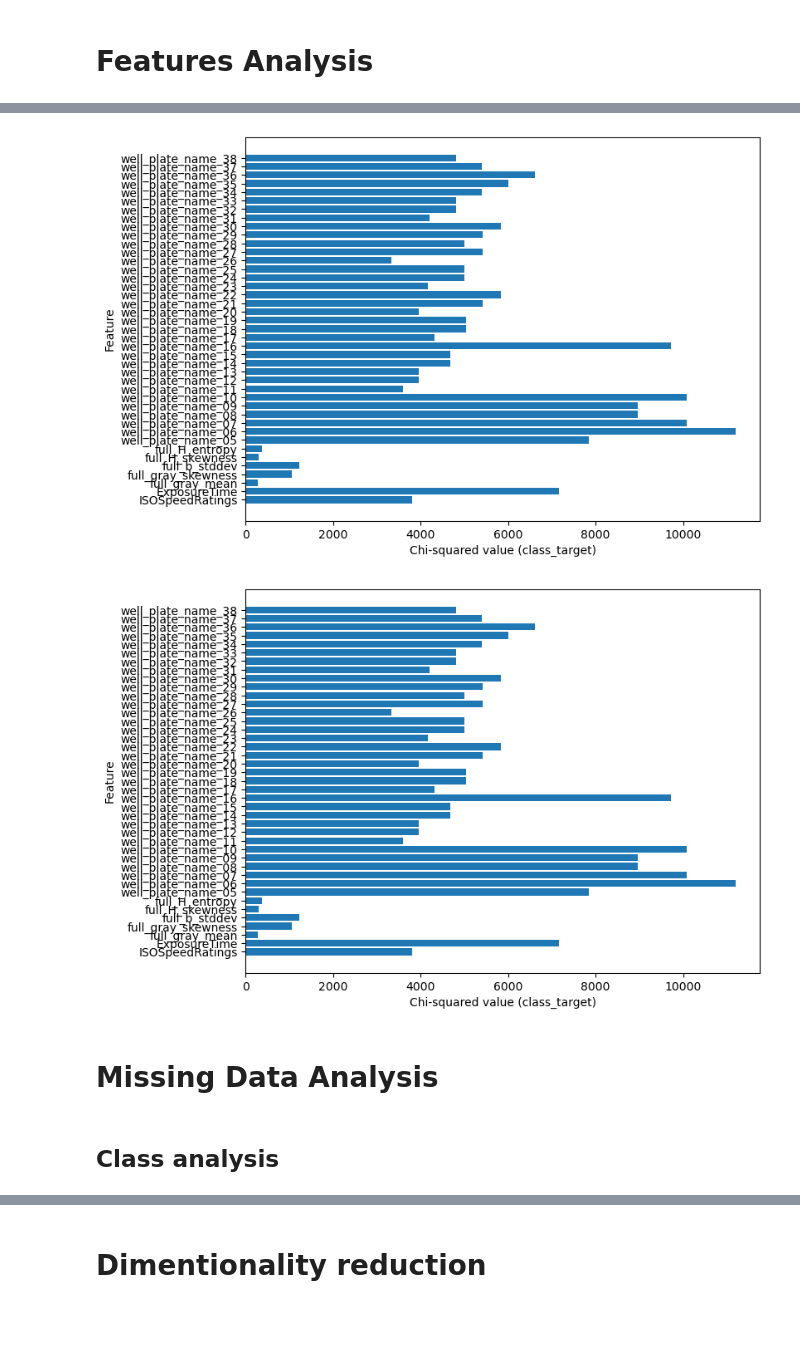
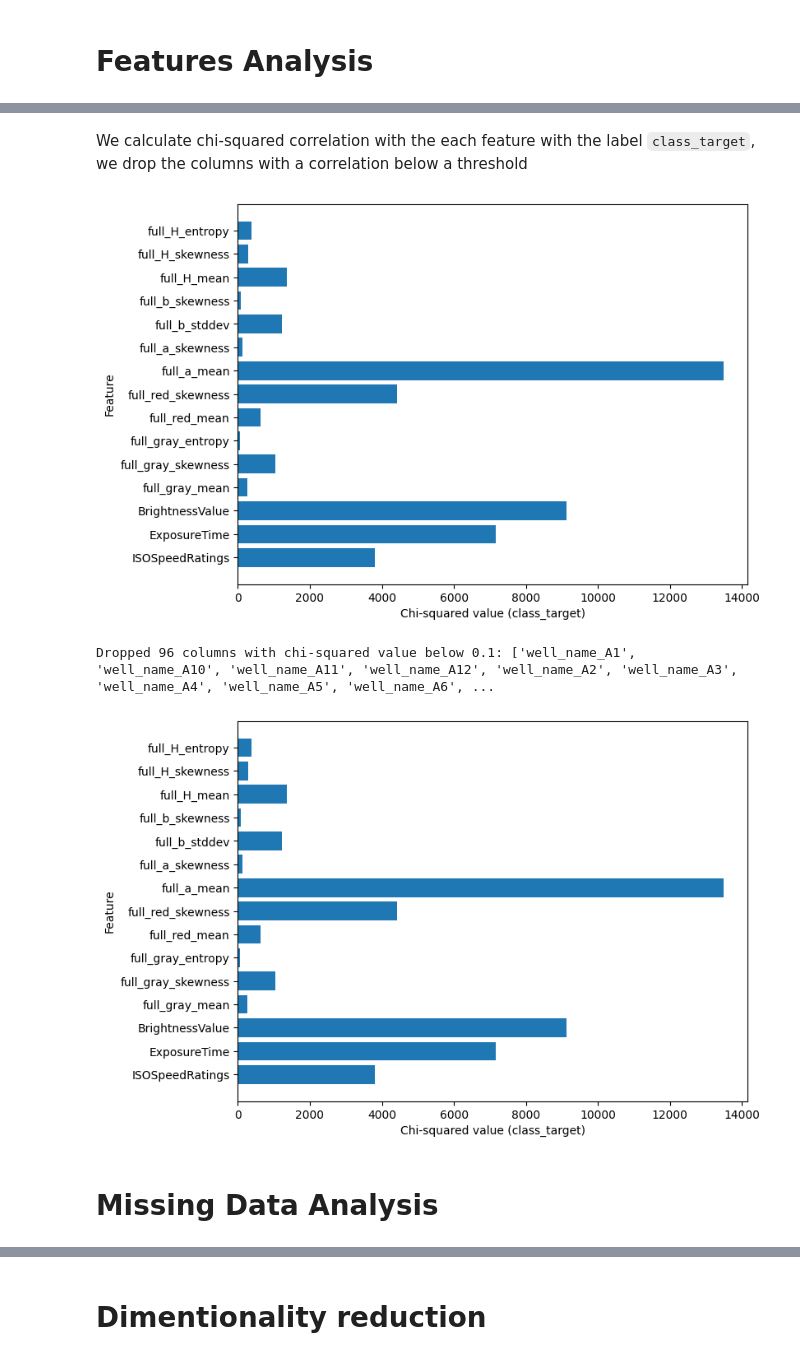
Before and after one commit to Frollamma/progetto-piccialli, a Jupyter notebook: main.ipynb, the cells around one changed output, grey strips where cells are left out. Cells and saved outputs as stored; diff of their text form; code cells hidden in the pictures; blank space fills up the shorter version.

```diff
--- a/main.ipynb
+++ b/main.ipynb
@@ -121,0 +302,20 @@ Data types:
+# %%
+# Print all occurrences of the value 'A1' in the column 'well_name' and the value '05' in the column 'well_plate_name'
+df_A1_05 = df_converted[(df_converted['well_name'] == 'A1') & (df_converted['well_plate_name'] == '05')]
+number_of_A1_occurences = len(df_A1_05)
+print(f"Number of occurrences of 'A1' in 'well_name' in well plate '05': {number_of_A1_occurences}")
+
+for i in range(number_of_A1_occurences):
+    print(f"Record {i}: - Image version: {df_A1_05['wp_image_version'].iloc[i]}")
+    for col in df_A1_05.columns:
+        print(f"\t{col}: {df_A1_05[col].iloc[i]}")
+
+# Do the same for A2 in well plate 05
+df_A2_05 = df_converted[(df_converted['well_name'] == 'A2') & (df_converted['well_plate_name'] == '05')]
+number_of_A2_occurences = len(df_A2_05)
+print(f"Number of occurrences of 'A2' in 'well_name' in well plate '05': {number_of_A2_occurences}")
+
+for i in range(number_of_A2_occurences):
+    print(f"Record {i}: - Image version: {df_A2_05['wp_image_version'].iloc[i]}")
+    for col in df_A2_05.columns:
+        print(f"\t{col}: {df_A2_05[col].iloc[i]}")
@@ -232,3 +478,5 @@ One-hot encoded DataFrame columns: Index(['value_target', 'class_target', 'ISOSp
+# %% [markdown]
+We calculate chi-squared correlation with the each feature with the label `class_target`, we drop the columns with a correlation below a threshold
 # %%
 from sklearn.preprocessing import LabelEncoder
 from sklearn.feature_selection import chi2
@@ -236,7 +484,7 @@ from sklearn.preprocessing import MinMaxScaler
 
 # Convert categorical target to numeric values
 le = LabelEncoder()
-y_class_target = le.fit_transform(df["class_target"])
+y_class_target = le.fit_transform(df_onehot_dropped["class_target"])
 
 # Select categorical features for chi-squared test
 FEATURES_COLUMNS = [col for col in df_onehot_dropped.columns if col not in LABEL_COLUMNS]
@@ -249,8 +497,10 @@ X_features = scaler.fit_transform(df_onehot_dropped[FEATURES_COLUMNS])
 chi2_values, p_values = chi2(X_features, y_class_target)
 
 # Create a plot for the chi-squared values
+NUMBER_OF_FEATURES_TO_PLOT = 15
+
 plt.figure(figsize=(8, 6))
-plt.barh(FEATURES_COLUMNS, chi2_values)
+plt.barh(FEATURES_COLUMNS[:NUMBER_OF_FEATURES_TO_PLOT], chi2_values[:NUMBER_OF_FEATURES_TO_PLOT])
 plt.xlabel('Chi-squared value (class_target)')
 plt.ylabel('Feature')
 le = LabelEncoder()
@@ -261,12 +511,15 @@ plt.show()
 threshold = 0.1
 to_drop = [col for col, chi2_val in zip(FEATURES_COLUMNS, chi2_values) if chi2_val < threshold]
 df_onehot_dropped_chi2 = df_onehot_dropped.drop(columns=to_drop)
+print(f"Dropped {len(to_drop)} columns with chi-squared value below {threshold}: {to_drop}")
 
 # Create a new plot for the Chi-squared values
 FEATURES_COLUMNS = [col for col in df_onehot_dropped_chi2.columns if col not in LABEL_COLUMNS]
+X_features = scaler.fit_transform(df_onehot_dropped_chi2[FEATURES_COLUMNS])
+y_class_target = le.fit_transform(df_onehot_dropped_chi2["class_target"])
 chi2_values, _ = chi2(X_features, y_class_target)
 plt.figure(figsize=(8, 6))
-plt.barh(FEATURES_COLUMNS, chi2_values)
+plt.barh(FEATURES_COLUMNS[:NUMBER_OF_FEATURES_TO_PLOT], chi2_values[:NUMBER_OF_FEATURES_TO_PLOT])
 plt.xlabel('Chi-squared value (class_target)')
 plt.ylabel('Feature')
 plt.show()
@@ -275,36 +528,35 @@ plt.show()
 # # Do the same for value_target (numeric feature)
 # # Apply non-negative transformation to the input data
 # scaler = MinMaxScaler()
 # X = scaler.fit_transform(df_onehot_dropped_chi2[FEATURES_COLUMNS])
 # y = df["value_target"]
 
 # # Chi-squared test
 # chi2_values, p_values = chi2(X, y)
 
 # # Create a plot for the chi-squared values
 # plt.figure(figsize=(8, 6))
 # plt.barh(FEATURES_COLUMNS, chi2_values)
 # plt.xlabel('Chi-squared value (value_target)')
 # plt.ylabel('Feature')
 # plt.show()
 
 # # Drop columns with chi-squared value below a threshold
 # threshold = 0.1
 # to_drop = [col for col, chi2_val in zip(FEATURES_COLUMNS, chi2_values) if chi2_val < threshold]
 # df_onehot_dropped_chi2 = df_onehot_dropped_chi2.drop(columns=to_drop)
 
 # # Create a new plot for the Chi-squared values
 # FEATURES_COLUMNS = [col for col in df_onehot_dropped_chi2.columns if col not in LABEL_COLUMNS]
 # chi2_values, _ = chi2(X, y)
 # plt.figure(figsize=(8, 6))
 # plt.barh(FEATURES_COLUMNS, chi2_values)
 # plt.xlabel('Chi-squared value (value_target)')
 # plt.ylabel('Feature')
 # plt.show()
 # %% [output]
-[figure, old version]
+[figure, new version]
+Dropped 96 columns with chi-squared value below 0.1: ['well_name_A1', 'well_name_A10', 'well_name_A11', 'well_name_A12', 'well_name_A2', 'well_name_A3', 'well_name_A4', 'well_name_A5', 'well_name_A6', ...
-[figure, old version]
+[figure, new version]
 # %% [markdown]
 # Missing Data Analysis
-# %% [markdown]
-## Class analysis
```
Also changed, not shown: parts of 40 cells of this notebook, 4 other files.
